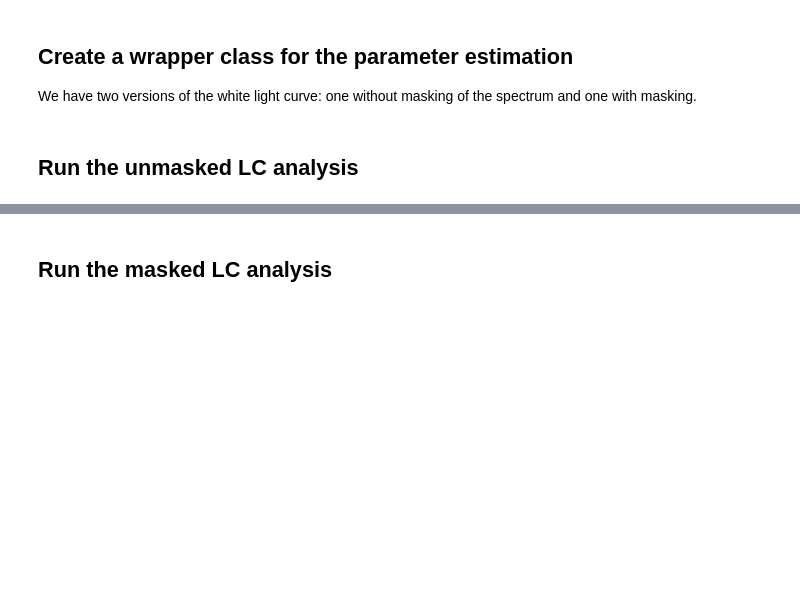
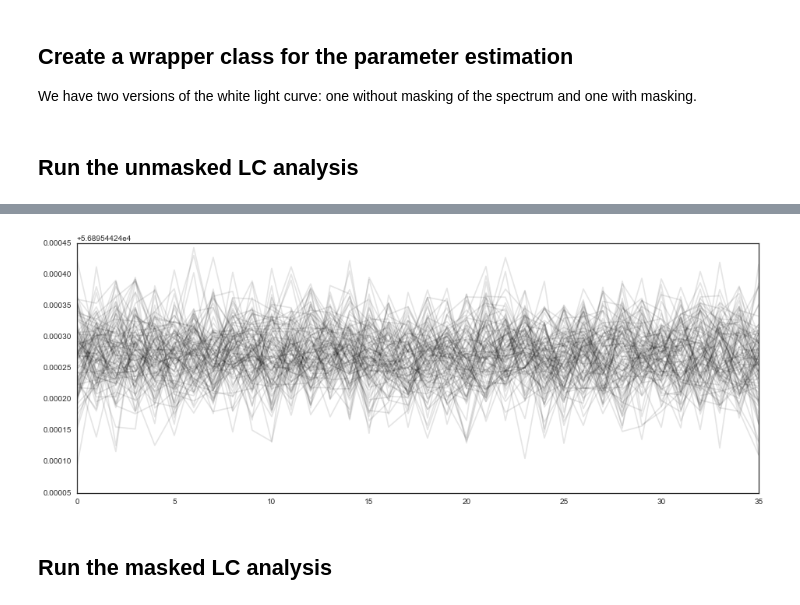
Before and after one commit to hpparvi/Parviainen-2017-WASP-80b, a Jupyter notebook: 04_a_broadband_wn_modellingWASP.ipynb, the cells around one changed output, grey strips where cells are left out. Cells and saved outputs as stored; diff of their text form; code cells hidden in the pictures; blank space fills up the shorter version.

```diff
--- a/04_a_broadband_wn_modellingWASP.ipynb
+++ b/04_a_broadband_wn_modellingWASP.ipynb
@@ -87,7 +86,9 @@ array([  0.12636285,   3.88130186,  13.40492017,  13.12315159,
 # %%
 fig,ax = subplots(1,1)
-ax.plot(pe_n.chain[:,20::20,0].T, 'k', alpha=0.1)
+ax.plot(pe_n.chain[:,20::5,0].T, 'k', alpha=0.1)
 fig.tight_layout()
+# %% [output]
+[figure, added]
 # %% [markdown]
 ## Run the masked LC analysis
 # %%
```
Also changed, not shown: parts of 7 cells of this notebook, 12 other files.
